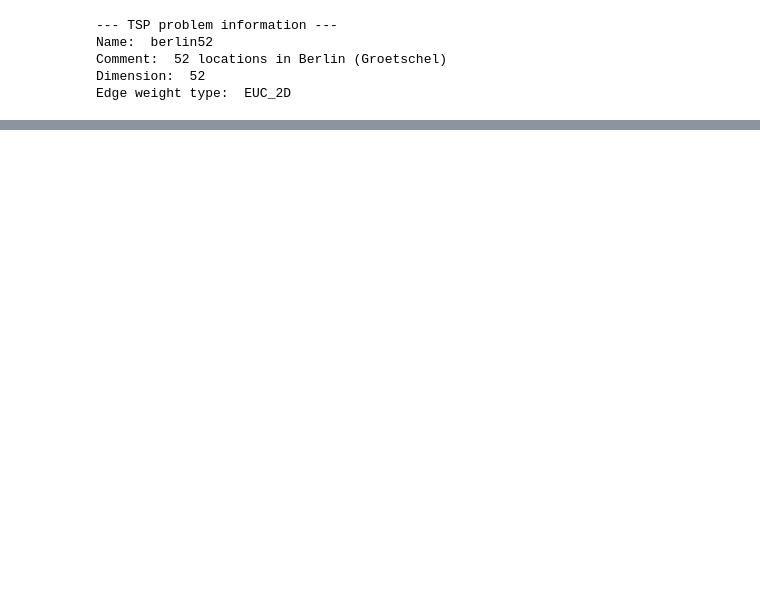
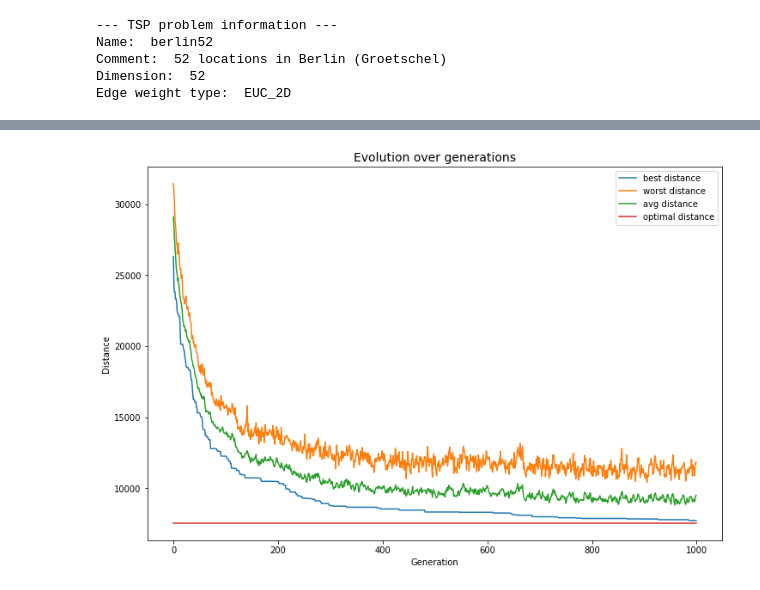
Before and after one commit to rusane/natural-computing, a Jupyter notebook: Evolutionary Computation/TSP.ipynb, the cells around one changed output, grey strips where cells are left out. Saved outputs shown, nothing was run; the diff lists cells and outputs as text; code cells hidden in the pictures; blank space fills up the shorter version.

```diff
--- a/Evolutionary Computation/TSP.ipynb
+++ b/Evolutionary Computation/TSP.ipynb
@@ -196,0 +278,5 @@ def EA_TSP(problem, size=100, nr_of_generations=200, p_c=0.9, p_m=0.2):
+# %%
+# Plot population statistics over generations
+plot_history(generations)
+# %% [output]
+[figure, added]
```
Also changed, not shown: parts of 31 cells of this notebook.
